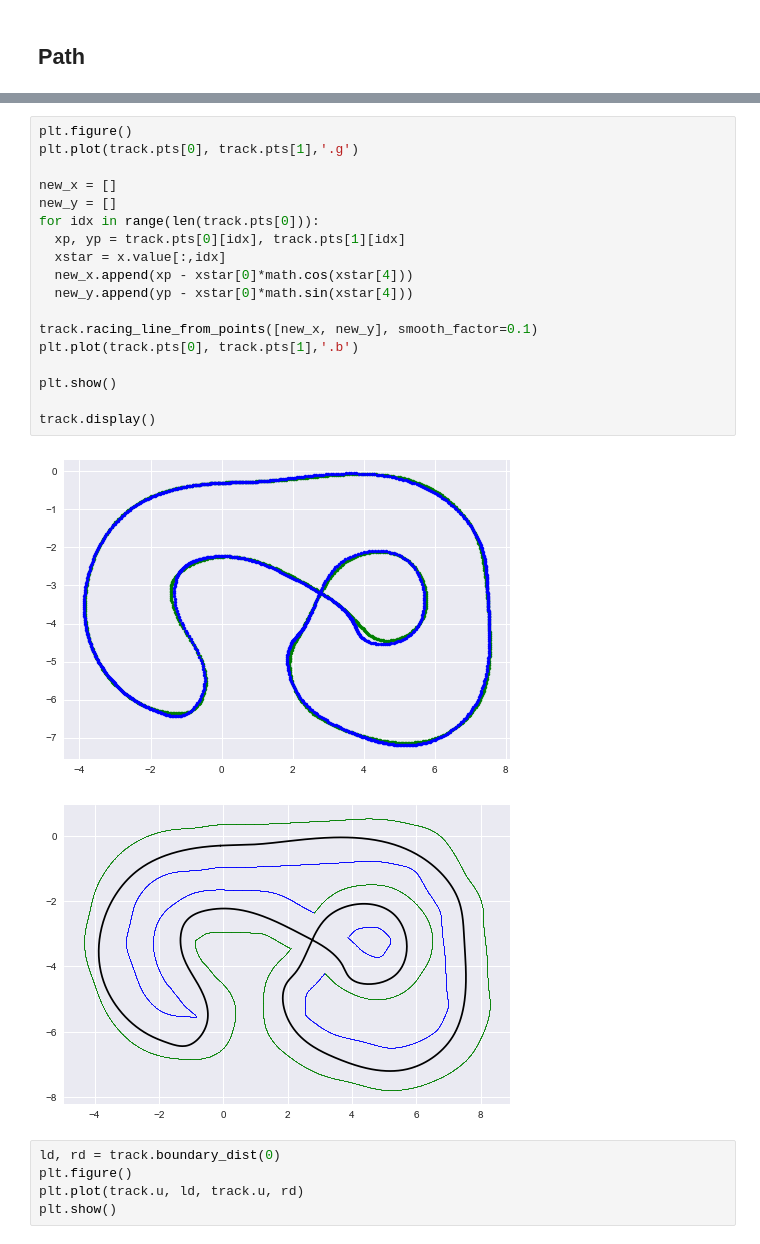
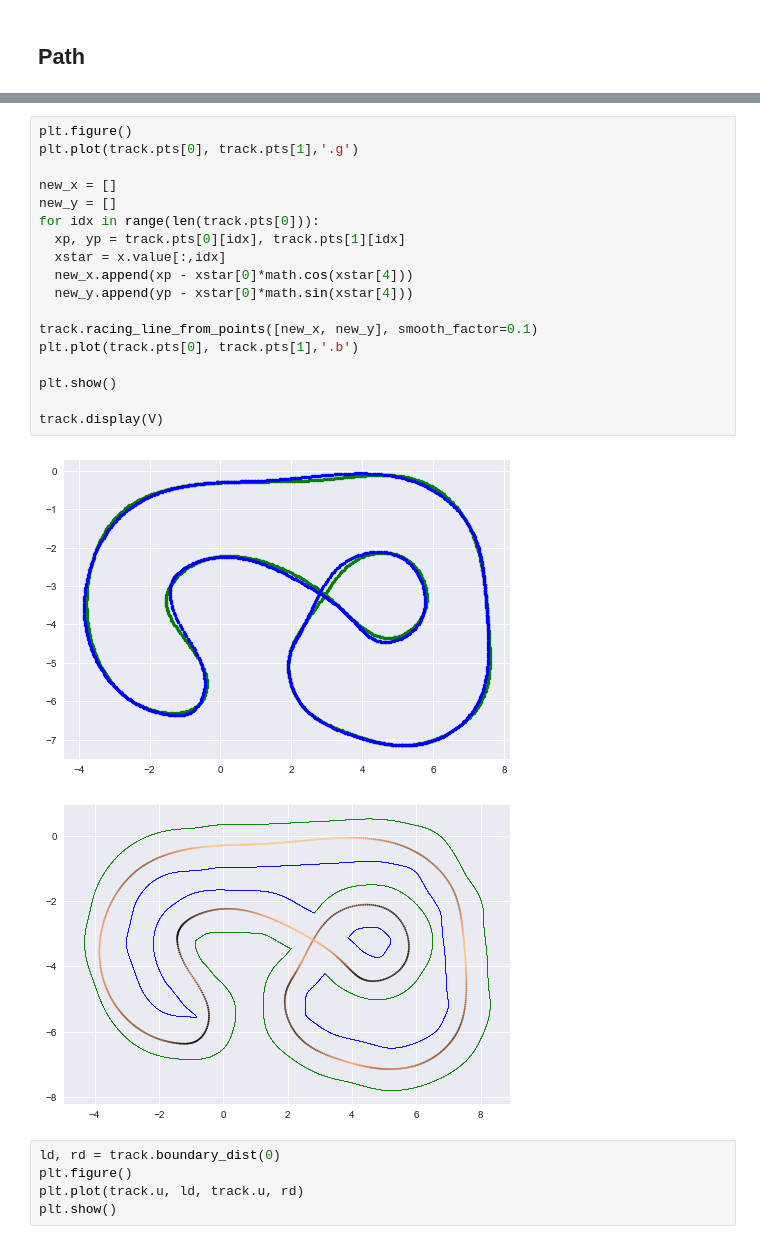
Before and after one commit to danchia/zoomies, a Jupyter notebook: tools/racingpath/import_path.ipynb, the cells around one changed output, grey strips where cells are left out. Cells and saved outputs as stored; diff of their text form.

```diff
--- a/tools/racingpath/import_path.ipynb
+++ b/tools/racingpath/import_path.ipynb
@@ -253,24 +253,24 @@ plt.show()
 # %%
 plt.figure()
 plt.plot(track.pts[0], track.pts[1],'.g')
 
 new_x = []
 new_y = []
 for idx in range(len(track.pts[0])):
   xp, yp = track.pts[0][idx], track.pts[1][idx]
   xstar = x.value[:,idx]
   new_x.append(xp - xstar[0]*math.cos(xstar[4]))
   new_y.append(yp - xstar[0]*math.sin(xstar[4]))
 
 track.racing_line_from_points([new_x, new_y], smooth_factor=0.1)
 plt.plot(track.pts[0], track.pts[1],'.b')
 
 plt.show()
 
-track.display()
+track.display(V)
 # %% [output]
-[figure, old version]
+[figure, new version]
-[figure, old version]
+[figure, new version]
 # %%
 ld, rd = track.boundary_dist(0)
 plt.figure()
```
Also changed, not shown: parts of 5 cells of this notebook, 1 other file.
